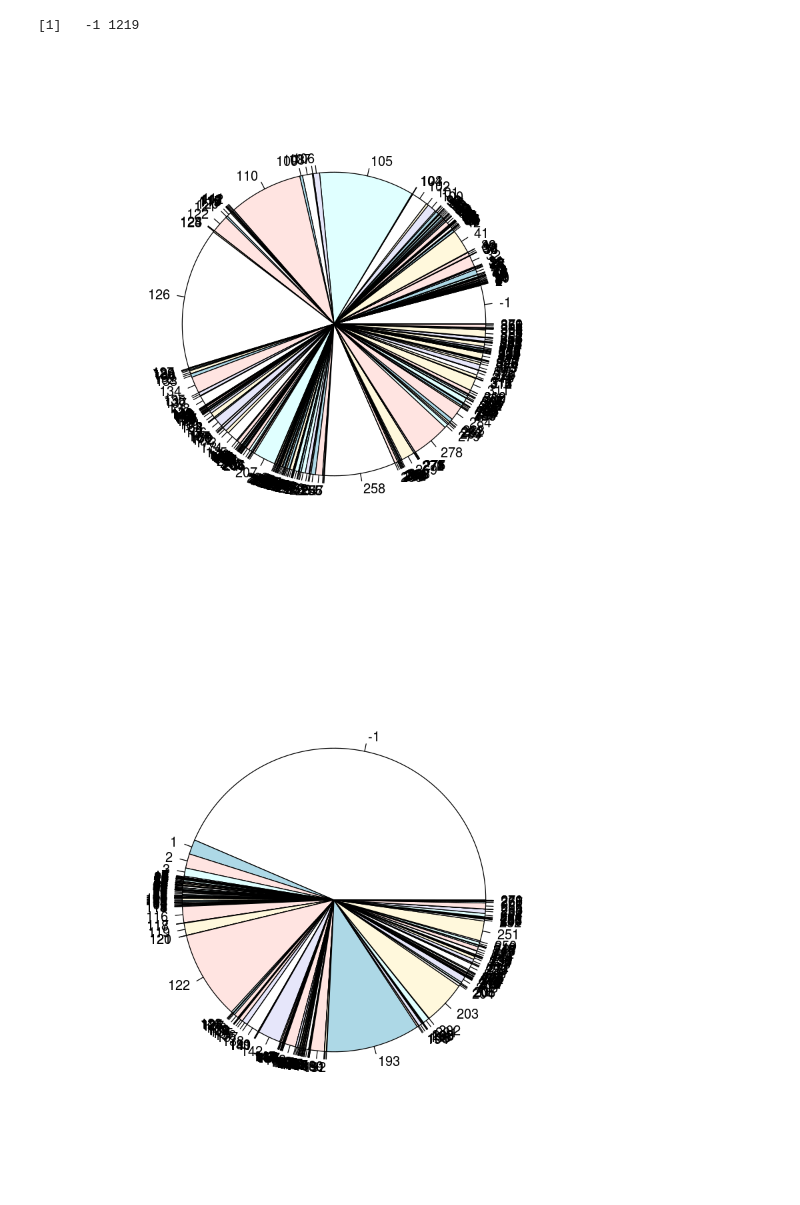
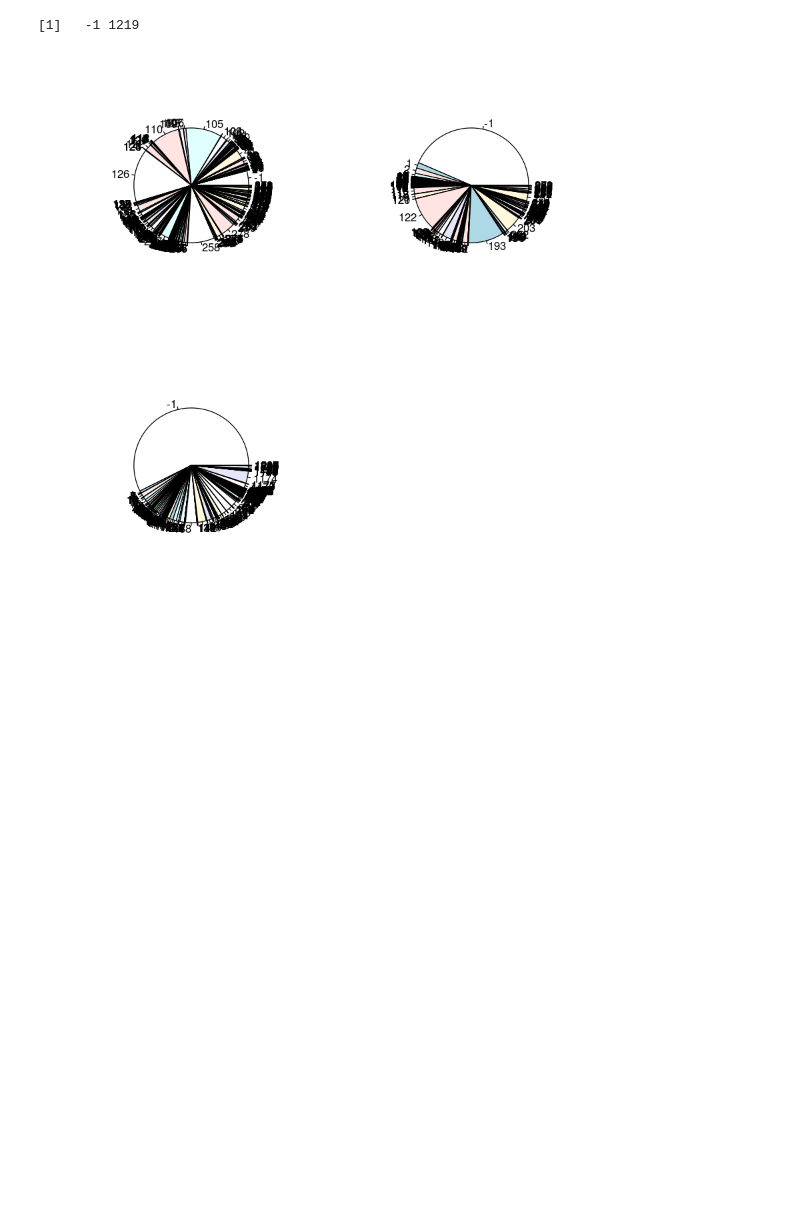
Before and after one commit to LegenDad/KaggleUXLog, a Jupyter notebook: Avito/Note/param.ipynb, the cells around one changed output. Cells and saved outputs as stored; diff of their text form; code cells hidden in the pictures; blank space fills up the shorter version.

```diff
--- a/Avito/Note/param.ipynb
+++ b/Avito/Note/param.ipynb
@@ -65,9 +65,9 @@ range(avi$param_3)
 [1]  -1 271
 [1]   -1 1219
 # %%
+par(mfrow=c(2,2))
 pie(table(avi$param_1))
 pie(table(avi$param_2))
 pie(table(avi$param_3))
 # %% [output]
-[figure, old version]
+[figure, new version]
-[figure, removed]
```
Also changed, not shown: parts of 3 cells of this notebook, 1 other file.
